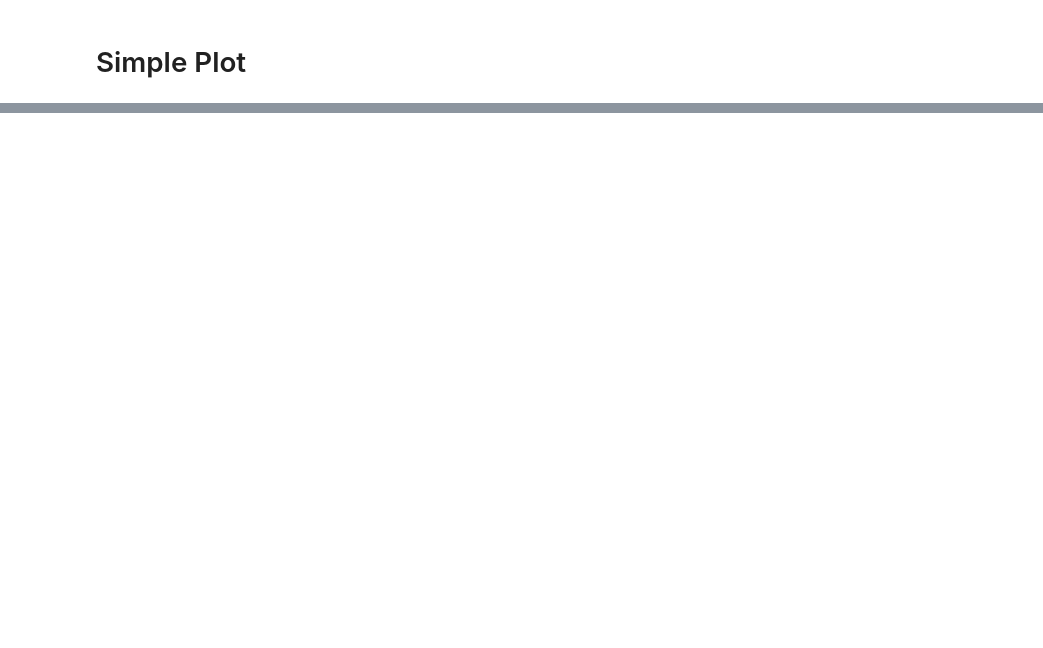
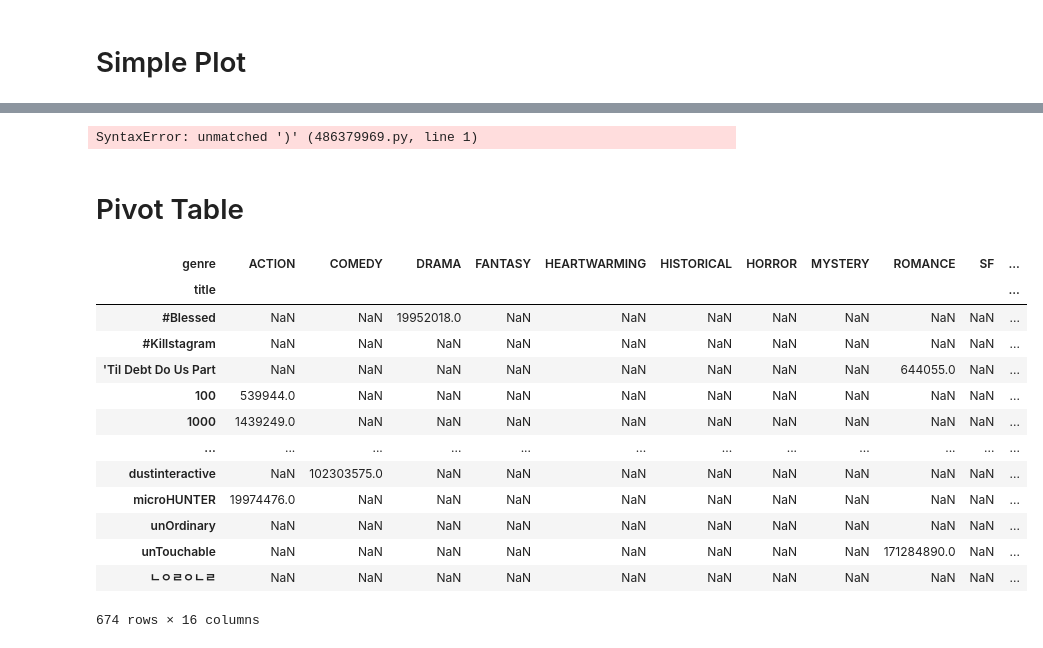
Before and after one commit to JohnLervandal/CS103A-CPA01, a Jupyter notebook: CPA01.ipynb, the cells around one changed output, grey strips where cells are left out. Drawn from its saved outputs; the diff is of its cells as text; code cells hidden in the pictures; blank space fills up the shorter version.

```diff
--- a/CPA01.ipynb
+++ b/CPA01.ipynb
@@ -56,0 +84,26 @@ Length: 10, dtype: object
+# %%
+plt.plot(X["views"], X["likes"])
+# %% [output]
+SyntaxError: unmatched ')' (486379969.py, line 1)
+# %% [markdown]
+<h1> Pivot Table </h1>
+# %%
+column = 'views'
+
+Y = pd.pivot_table(df, values=column, index = ["title"], columns = ["genre"])
+Y
+# %% [output]
+| genre | ACTION | COMEDY | DRAMA | FANTASY | HEARTWARMING | HISTORICAL | HORROR | MYSTERY | ROMANCE | SF | ... |
+| title |  |  |  |  |  |  |  |  |  |  | ... |
+| #Blessed | NaN | NaN | 19952018.0 | NaN | NaN | NaN | NaN | NaN | NaN | NaN | ... |
+| #Killstagram | NaN | NaN | NaN | NaN | NaN | NaN | NaN | NaN | NaN | NaN | ... |
+| 'Til Debt Do Us Part | NaN | NaN | NaN | NaN | NaN | NaN | NaN | NaN | 644055.0 | NaN | ... |
+| 100 | 539944.0 | NaN | NaN | NaN | NaN | NaN | NaN | NaN | NaN | NaN | ... |
+| 1000 | 1439249.0 | NaN | NaN | NaN | NaN | NaN | NaN | NaN | NaN | NaN | ... |
+| ... | ... | ... | ... | ... | ... | ... | ... | ... | ... | ... | ... |
+| dustinteractive | NaN | 102303575.0 | NaN | NaN | NaN | NaN | NaN | NaN | NaN | NaN | ... |
+| microHUNTER | 19974476.0 | NaN | NaN | NaN | NaN | NaN | NaN | NaN | NaN | NaN | ... |
+| unOrdinary | NaN | NaN | NaN | NaN | NaN | NaN | NaN | NaN | NaN | NaN | ... |
+| unTouchable | NaN | NaN | NaN | NaN | NaN | NaN | NaN | NaN | 171284890.0 | NaN | ... |
+| ㄴㅇㄹㅇㄴㄹ | NaN | NaN | NaN | NaN | NaN | NaN | NaN | NaN | NaN | NaN | ... |
+674 rows × 16 columns
```
Also changed, not shown: parts of 6 cells of this notebook, 2 other files.
